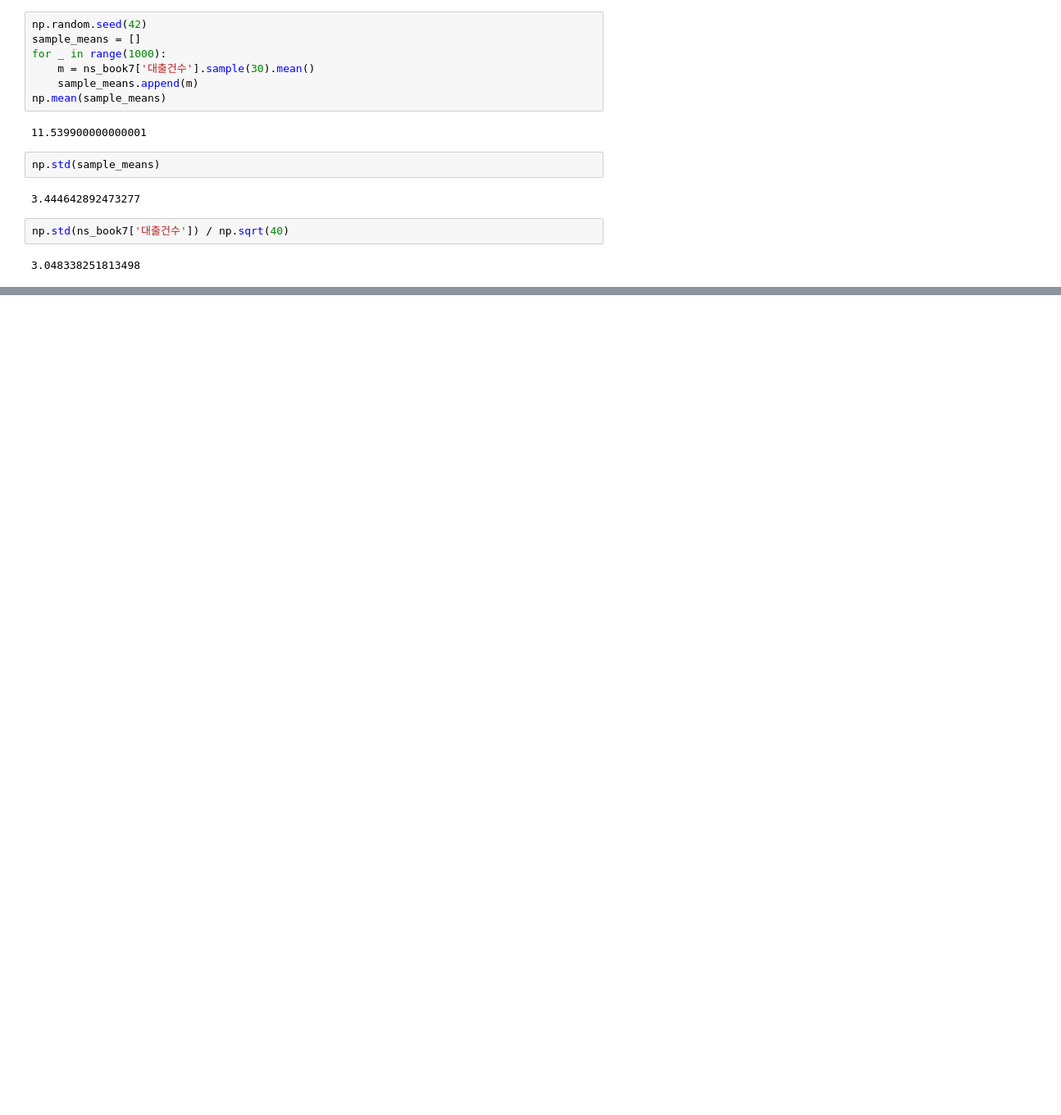
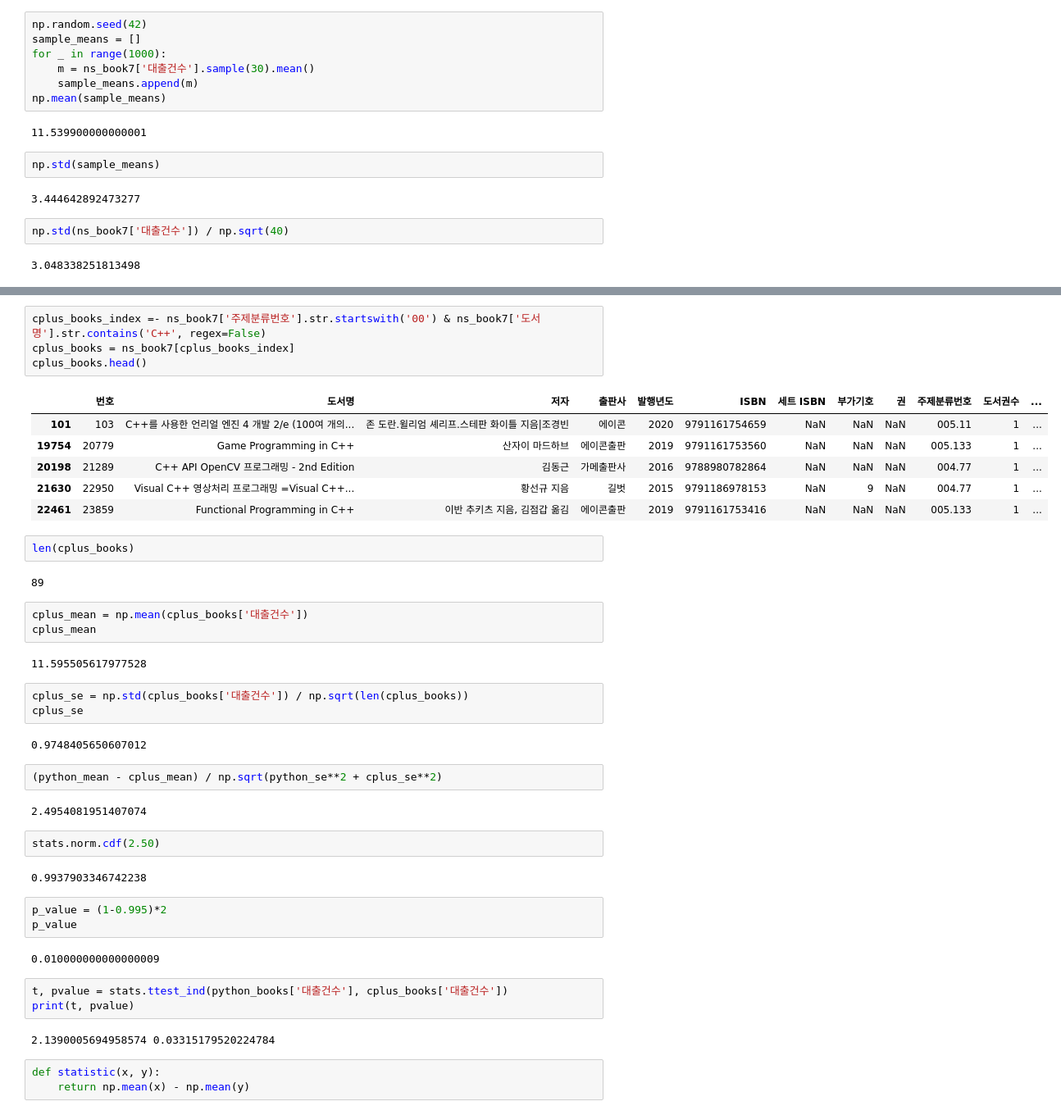
Before and after one commit to SeokgyuYun/Machine-Learning-Study, a Jupyter notebook: 07-1.ipynb, the cells around one changed output, grey strips where cells are left out. Shown: that part at 82% size. Drawn from its saved outputs; the diff is of its cells as text; blank space fills up the shorter version.

```diff
--- a/07-1.ipynb
+++ b/07-1.ipynb
@@ -96,0 +132,46 @@ np.std(ns_book7['대출건수']) / np.sqrt(40)
+# %%
+cplus_books_index =- ns_book7['주제분류번호'].str.startswith('00') & ns_book7['도서명'].str.contains('C++', regex=False)
+cplus_books = ns_book7[cplus_books_index]
+cplus_books.head()
+# %% [output]
+|  | 번호 | 도서명 | 저자 | 출판사 | 발행년도 | ISBN | 세트 ISBN | 부가기호 | 권 | 주제분류번호 | 도서권수 | ... |
+| 101 | 103 | C++를 사용한 언리얼 엔진 4 개발 2/e (100여 개의... | 존 도란.윌리엄 셰리프.스테판 화이틀 지음|조경빈 | 에이콘 | 2020 | 9791161754659 | NaN | NaN | NaN | 005.11 | 1 | ... |
+| 19754 | 20779 | Game Programming in C++ | 산자이 마드하브 | 에이콘출판 | 2019 | 9791161753560 | NaN | NaN | NaN | 005.133 | 1 | ... |
+| 20198 | 21289 | C++ API OpenCV 프로그래밍 - 2nd Edition | 김동근 | 가메출판사 | 2016 | 9788980782864 | NaN | NaN | NaN | 004.77 | 1 | ... |
+| 21630 | 22950 | Visual C++ 영상처리 프로그래밍 =Visual C++... | 황선규 지음 | 길벗 | 2015 | 9791186978153 | NaN | 9 | NaN | 004.77 | 1 | ... |
+| 22461 | 23859 | Functional Programming in C++ | 이반 추키츠 지음, 김점갑 옮김 | 에이콘출판 | 2019 | 9791161753416 | NaN | NaN | NaN | 005.133 | 1 | ... |
+# %%
+len(cplus_books)
+# %% [output]
+89
+# %%
+cplus_mean = np.mean(cplus_books['대출건수'])
+cplus_mean
+# %% [output]
+11.595505617977528
+# %%
+cplus_se = np.std(cplus_books['대출건수']) / np.sqrt(len(cplus_books))
+cplus_se
+# %% [output]
+0.9748405650607012
+# %%
+(python_mean - cplus_mean) / np.sqrt(python_se**2 + cplus_se**2)
+# %% [output]
+2.4954081951407074
+# %%
+stats.norm.cdf(2.50)
+# %% [output]
+0.9937903346742238
+# %%
+p_value = (1-0.995)*2
+p_value
+# %% [output]
+0.010000000000000009
+# %%
+t, pvalue = stats.ttest_ind(python_books['대출건수'], cplus_books['대출건수'])
+print(t, pvalue)
+# %% [output]
+2.1390005694958574 0.03315179520224784
+# %%
+def statistic(x, y):
+    return np.mean(x) - np.mean(y)
```
Also changed, not shown: parts of 11 cells of this notebook, 1 other file.
